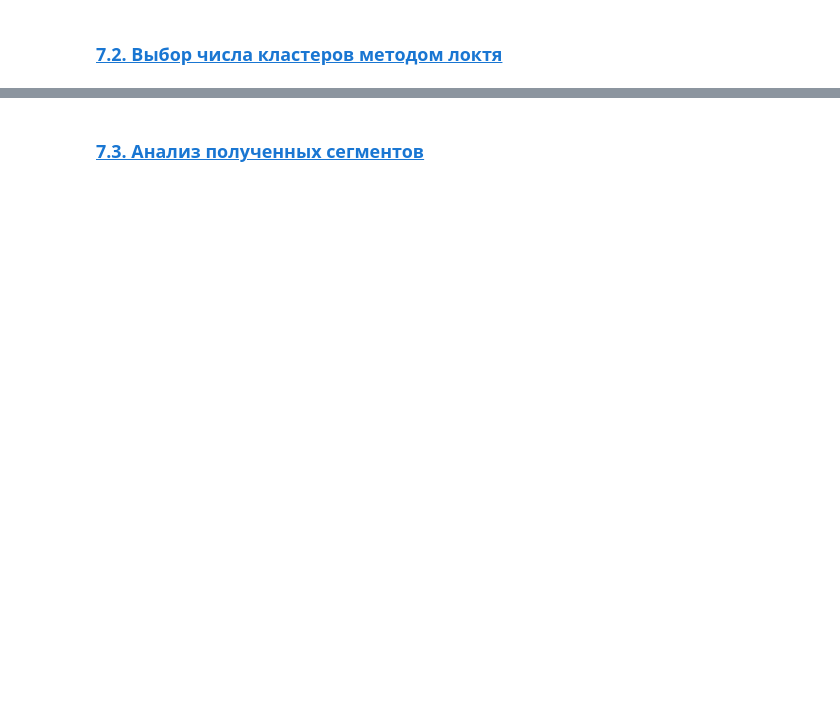
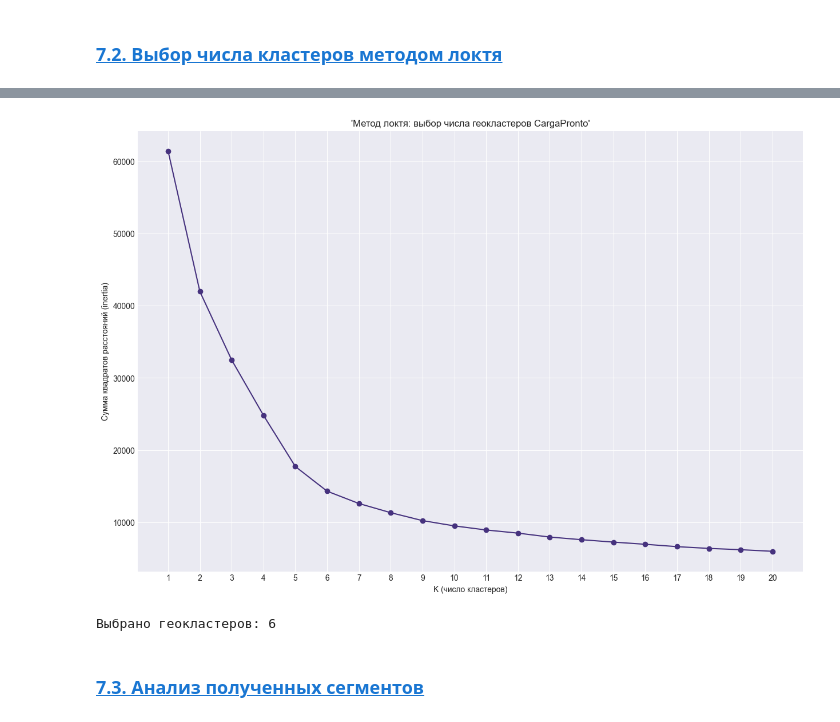
Before and after one commit to MEYakunin/Sprint18_Delivery_Delay_Prediction, a Jupyter notebook: Sprint18_Delivery_Delay_Prediction_Yakunin_Mikl.ipynb, the cells around one changed output, grey strips where cells are left out. Saved outputs shown, nothing was run; the diff lists cells and outputs as text; code cells hidden in the pictures; blank space fills up the shorter version.

```diff
--- a/Sprint18_Delivery_Delay_Prediction_Yakunin_Mikl.ipynb
+++ b/Sprint18_Delivery_Delay_Prediction_Yakunin_Mikl.ipynb
@@ -1065,10 +1063,10 @@ test_geo_scaled = geo_scaler.transform(test_geo)
 k_range = range(1, 21)
 
 # Расчитываем инерцию для всех К
-inertias = []
+inertias_geo = []
 for k in k_range:
     kmeans = KMeans(n_clusters=k, init='k-means++', n_init=10, random_state=RANDOM_STATE)
     kmeans.fit(train_geo_scaled)
-    inertias.append(kmeans.inertia_)
+    inertias_geo.append(kmeans.inertia_)
 # %%
 # Таблица: инерция и относительное снижение (для обоснования выбора K)
@@ -1199,0 +1182,8 @@ df_customers_clean
+# %%
+profil_cols = ['recency', 'total_orders', 'total_sales', 'return_rate', 'avg_discount']
+
+train_profil = df_customers_clean[df_customers_clean['customer_id'].isin(train_customers)][profil_cols]
+val_profil = df_customers_clean[df_customers_clean['customer_id'].isin(val_customers)][profil_cols]
+test_profil = df_customers_clean[df_customers_clean['customer_id'].isin(test_customers)][profil_cols]
+
+print(f'Клиентов для кластеризации (train / val / test): {train_profil.shape[0]} / {val_profil.shape[0]} / {test_profil.shape[0]}')
@@ -1200,2 +1192,17 @@ df_customers_clean
+# %%
+# Создаем скайлер на train
+profil_scaler = StandardScaler()
+train_profil_scaled = profil_scaler.fit_transform(train_profil)
+
+# Масштабируем валидационную и тестовую выборки
+val_profil_scaled = profil_scaler.transform(val_profil)
+test_profil_scaled = profil_scaler.transform(test_profil)
 # %% [markdown]
 ### [7.2. Выбор числа кластеров методом локтя](#content)<a id="7_2"></a>
+# %%
+# Расчитываем инерцию для всех К
+inertias_profil = []
+for k in k_range:
+    kmeans = KMeans(n_clusters=k, init='k-means++', n_init=10, random_state=RANDOM_STATE)
+    kmeans.fit(train_profil_scaled)
+    inertias_profil.append(kmeans.inertia_)
@@ -1202,2 +1232,20 @@ df_customers_clean
+# %%
+# График локтя
+plt.figure(figsize=(15, 10))
+plt.plot(k_range, inertias_profil, marker="o")
+plt.xticks(k_range)
+plt.xlabel("K (число кластеров)")
+plt.ylabel("Сумма квадратов расстояний (inertia)")
+plt.title("'Метод локтя: выбор числа геокластеров CargaPronto'")
+plt.grid(True)
+plt.show()
+# %% [output]
+[figure, added]
+# %%
+# Выбираем число поведенческих кластеров
+profil_k = 6
+print('Выбрано геокластеров:', profil_k)
+# %% [output]
+Выбрано геокластеров: 6
 # %% [markdown]
 ### [7.3. Анализ полученных сегментов](#content)<a id="7_3"></a>
```
Also changed, not shown: parts of 12 cells of this notebook.
